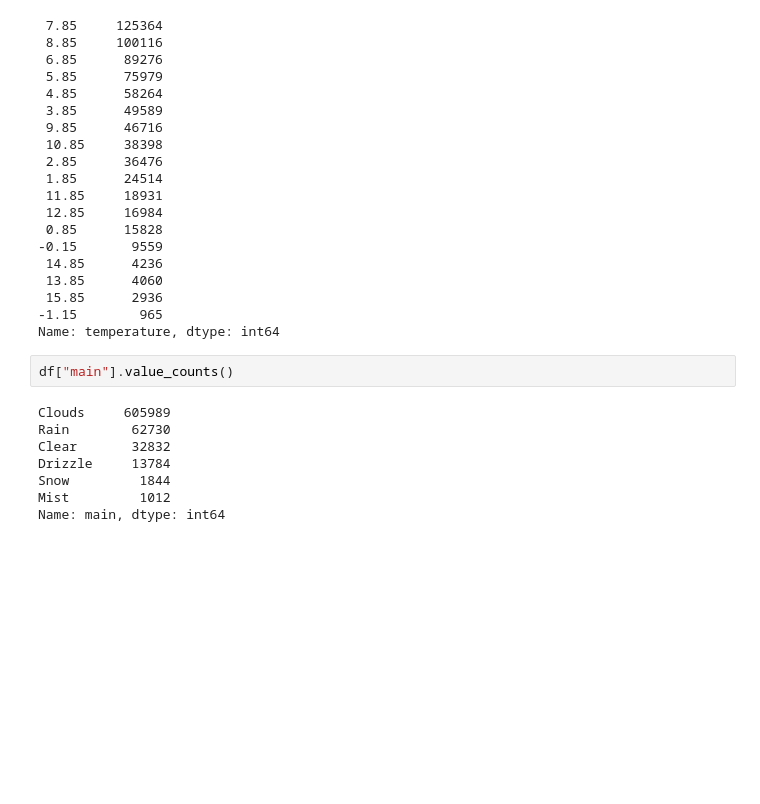
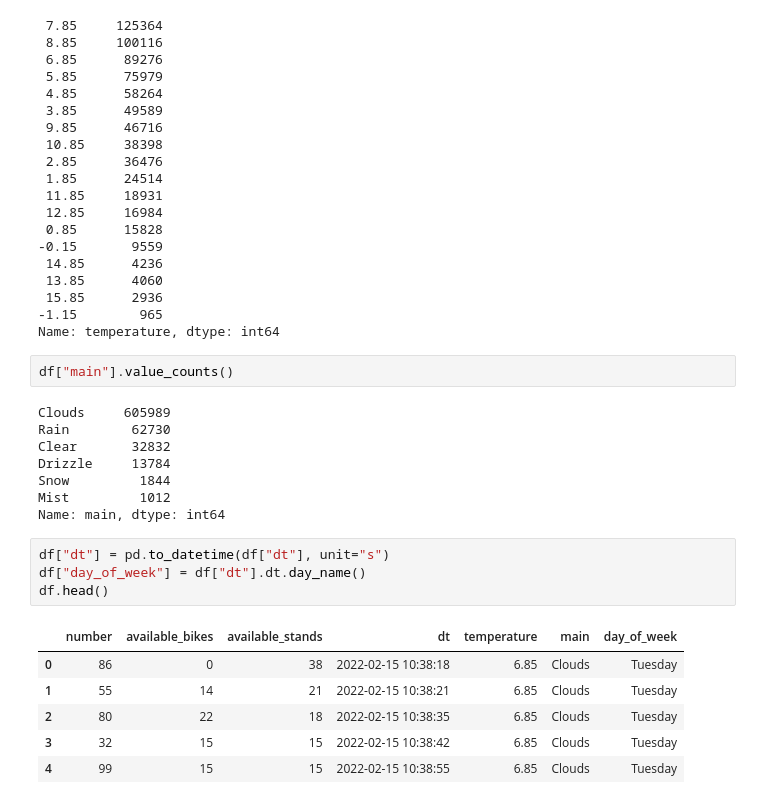
Before and after one commit to michaeldavitt/COMP30830_Dublin_Bikes_App, a Jupyter notebook: machineLearning/machineLearningModels.ipynb, the cells around one changed output. Drawn from its saved outputs; the diff is of its cells as text; blank space fills up the shorter version.

```diff
--- a/machineLearning/machineLearningModels.ipynb
+++ b/machineLearning/machineLearningModels.ipynb
@@ -198,3 +189,14 @@ Drizzle     13784
 Snow         1844
 Mist         1012
 Name: main, dtype: int64
+# %%
+df["dt"] = pd.to_datetime(df["dt"], unit="s")
+df["day_of_week"] = df["dt"].dt.day_name()
+df.head()
+# %% [output]
+|  | number | available_bikes | available_stands | dt | temperature | main | day_of_week |
+| 0 | 86 | 0 | 38 | 2022-02-15 10:38:18 | 6.85 | Clouds | Tuesday |
+| 1 | 55 | 14 | 21 | 2022-02-15 10:38:21 | 6.85 | Clouds | Tuesday |
+| 2 | 80 | 22 | 18 | 2022-02-15 10:38:35 | 6.85 | Clouds | Tuesday |
+| 3 | 32 | 15 | 15 | 2022-02-15 10:38:42 | 6.85 | Clouds | Tuesday |
+| 4 | 99 | 15 | 15 | 2022-02-15 10:38:55 | 6.85 | Clouds | Tuesday |
```
Also changed, not shown: parts of 11 cells of this notebook.
